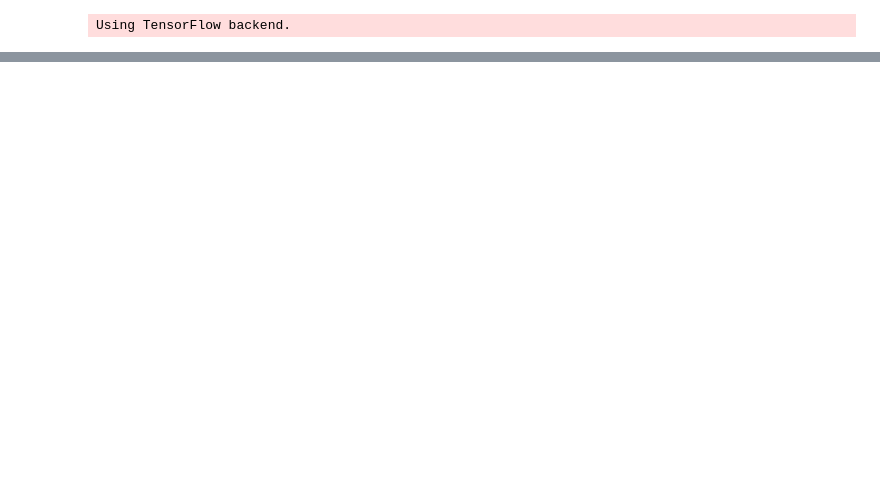
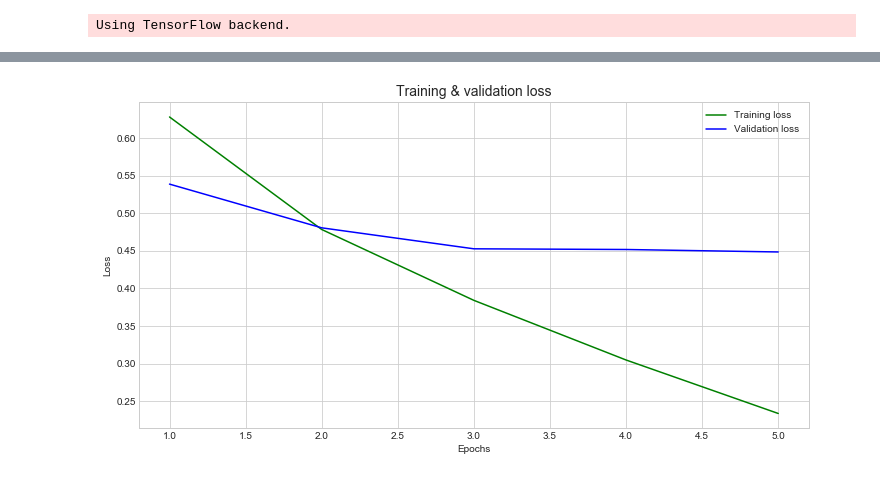
Before and after one commit to arseniyturin/dsc-4-final-project-online-ds-sp-000, a Jupyter notebook: Testing Models.ipynb, the cells around one changed output, grey strips where cells are left out. Cells and saved outputs as stored; diff of their text form; code cells hidden in the pictures; blank space fills up the shorter version.

```diff
--- a/Testing Models.ipynb
+++ b/Testing Models.ipynb
@@ -153,0 +121,14 @@ _________________________________________________________________
+# %%
+plt.style.use('seaborn-whitegrid')
+plt.figure(figsize=(12,6))
+
+plt.plot(epochs, history_dict['loss'], 'g', label='Training loss')
+plt.plot(epochs, history_dict['val_loss'], 'blue', label='Validation loss')
+
+plt.title('Training & validation loss', fontSize=14)
+plt.xlabel('Epochs')
+plt.ylabel('Loss')
+plt.legend()
+plt.show()
+# %% [output]
+[figure, added]
```
Also changed, not shown: parts of 34 cells of this notebook, 3 other files.
